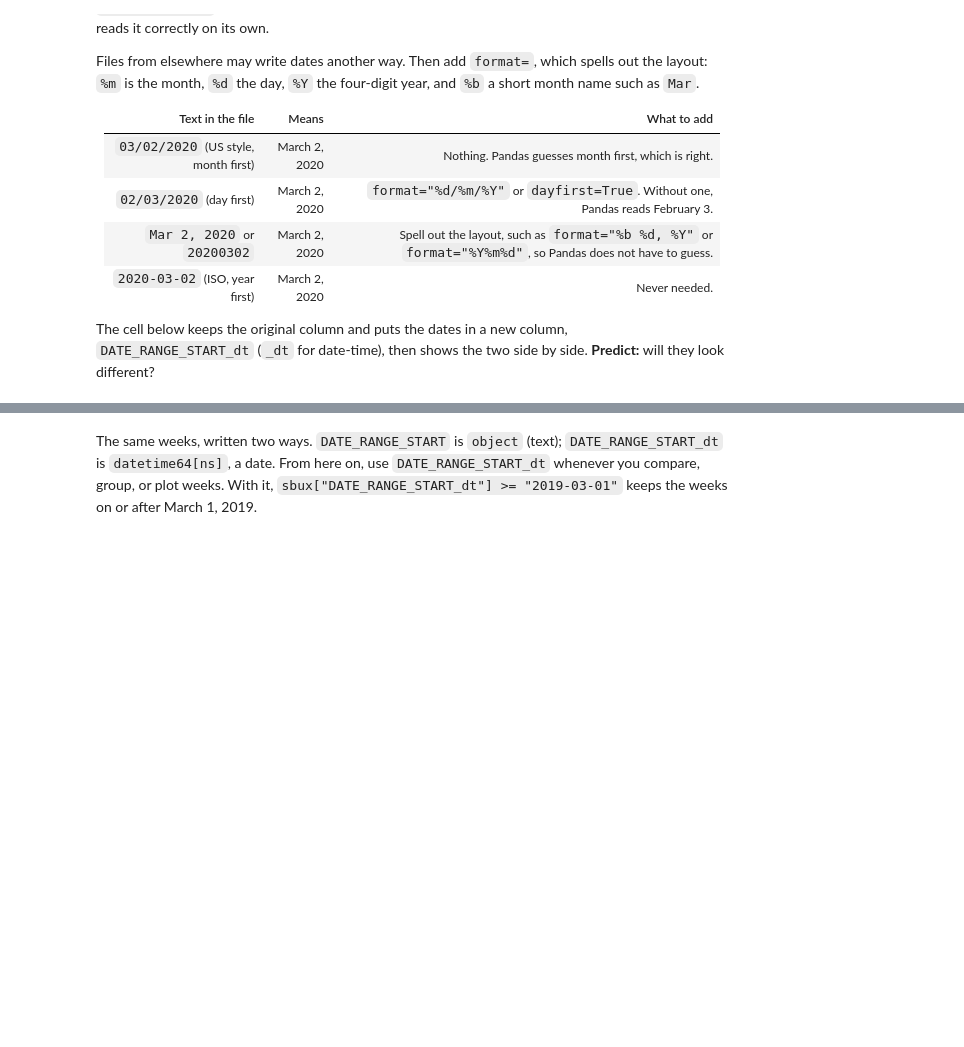
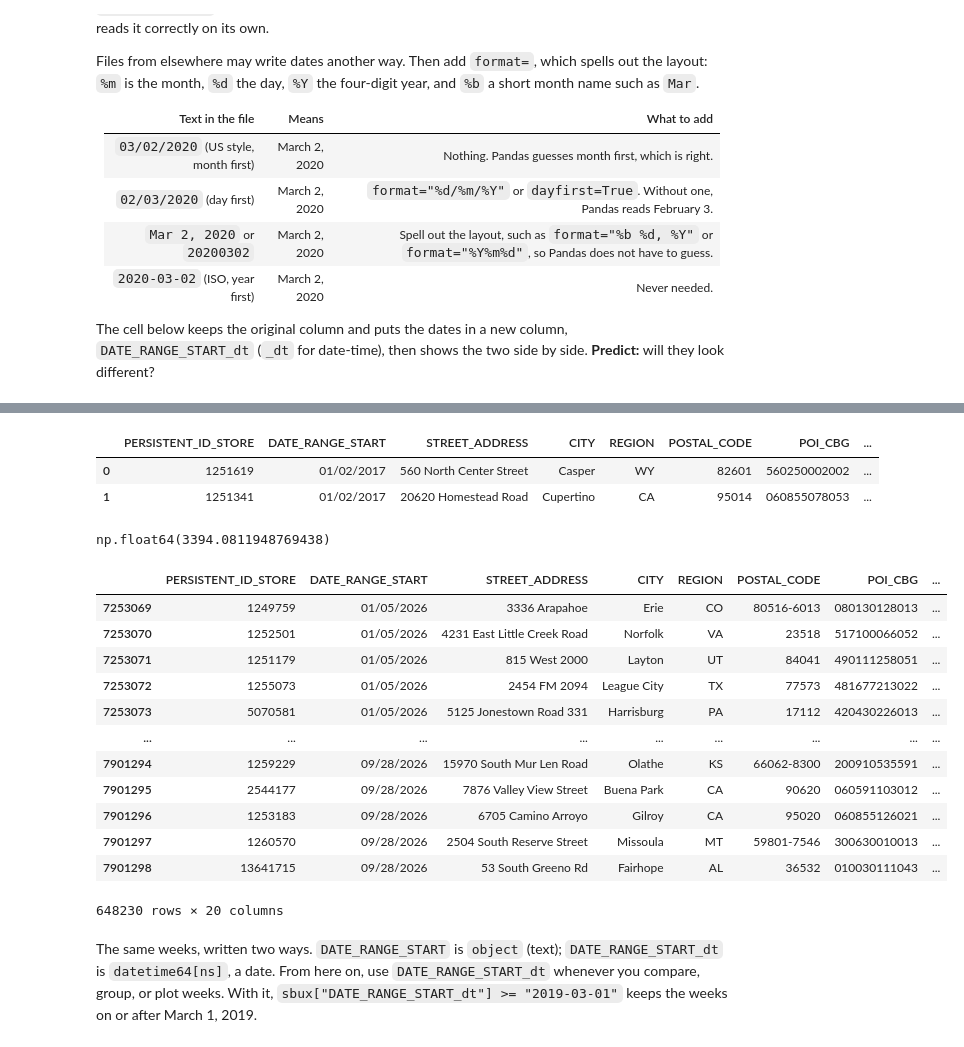
Before and after one commit to njhallman/acc380k-fall-2026, a Jupyter notebook: notebooks/notebook-09/12-30-section.ipynb, the cells around one changed output, grey strips where cells are left out. Drawn from its saved outputs; the diff is of its cells as text; code cells hidden in the pictures; blank space fills up the shorter version.

```diff
--- a/notebooks/notebook-09/12-30-section.ipynb
+++ b/notebooks/notebook-09/12-30-section.ipynb
@@ -73,0 +131,6 @@ sbux[["DATE_RANGE_START", "DATE_RANGE_START_dt"]].dtypes
+# %%
+sbux.head(2)
+# %% [output]
+|  | PERSISTENT_ID_STORE | DATE_RANGE_START | STREET_ADDRESS | CITY | REGION | POSTAL_CODE | POI_CBG | ... |
+| 0 | 1251619 | 01/02/2017 | 560 North Center Street | Casper | WY | 82601 | 560250002002 | ... |
+| 1 | 1251341 | 01/02/2017 | 20620 Homestead Road | Cupertino | CA | 95014 | 060855078053 | ... |
@@ -74,3 +139,23 @@ sbux[["DATE_RANGE_START", "DATE_RANGE_START_dt"]].dtypes
+# %%
+sbux['VISIT_COUNTS'].mean()
+# %% [output]
+np.float64(3394.0811948769438)
+# %%
+sbux.loc[sbux['DATE_RANGE_START_dt'] >= "2026/1/1"]
+# %% [output]
+|  | PERSISTENT_ID_STORE | DATE_RANGE_START | STREET_ADDRESS | CITY | REGION | POSTAL_CODE | POI_CBG | ... |
+| 7253069 | 1249759 | 01/05/2026 | 3336 Arapahoe | Erie | CO | 80516-6013 | 080130128013 | ... |
+| 7253070 | 1252501 | 01/05/2026 | 4231 East Little Creek Road | Norfolk | VA | 23518 | 517100066052 | ... |
+| 7253071 | 1251179 | 01/05/2026 | 815 West 2000 | Layton | UT | 84041 | 490111258051 | ... |
+| 7253072 | 1255073 | 01/05/2026 | 2454 FM 2094 | League City | TX | 77573 | 481677213022 | ... |
+| 7253073 | 5070581 | 01/05/2026 | 5125 Jonestown Road 331 | Harrisburg | PA | 17112 | 420430226013 | ... |
+| ... | ... | ... | ... | ... | ... | ... | ... | ... |
+| 7901294 | 1259229 | 09/28/2026 | 15970 South Mur Len Road | Olathe | KS | 66062-8300 | 200910535591 | ... |
+| 7901295 | 2544177 | 09/28/2026 | 7876 Valley View Street | Buena Park | CA | 90620 | 060591103012 | ... |
+| 7901296 | 1253183 | 09/28/2026 | 6705 Camino Arroyo | Gilroy | CA | 95020 | 060855126021 | ... |
+| 7901297 | 1260570 | 09/28/2026 | 2504 South Reserve Street | Missoula | MT | 59801-7546 | 300630010013 | ... |
+| 7901298 | 13641715 | 09/28/2026 | 53 South Greeno Rd | Fairhope | AL | 36532 | 010030111043 | ... |
+648230 rows × 20 columns
 # %% [markdown]
 The same weeks, written two ways. `DATE_RANGE_START` is `object` (text); `DATE_RANGE_START_dt` is `datetime64[ns]`, a date. From here on, use `DATE_RANGE_START_dt` whenever you compare, group, or plot weeks. With it, `sbux["DATE_RANGE_START_dt"] >= "2019-03-01"` keeps the weeks on or after March 1, 2019.
 # %% [markdown]
```
Also changed, not shown: parts of 11 cells of this notebook.
